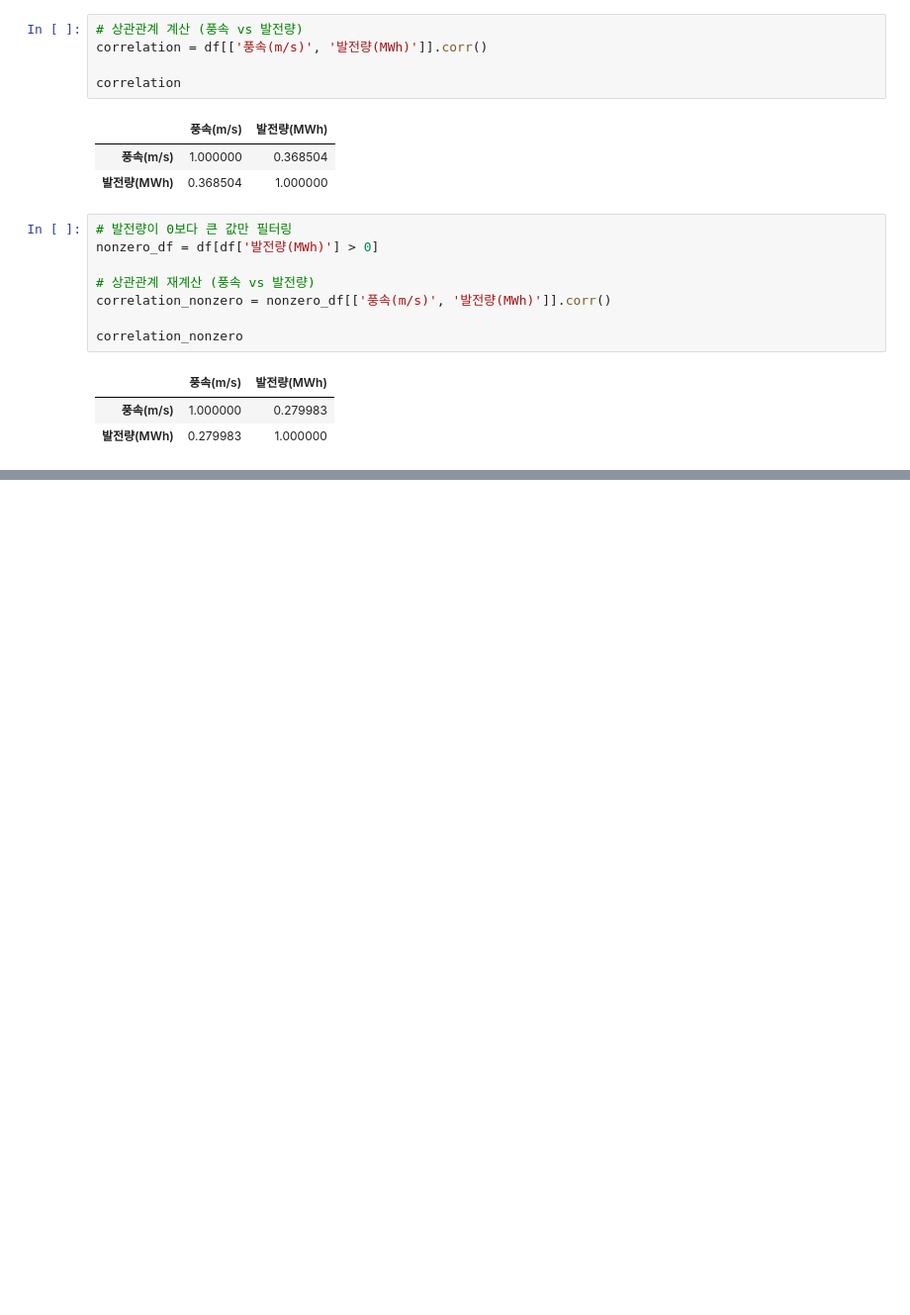
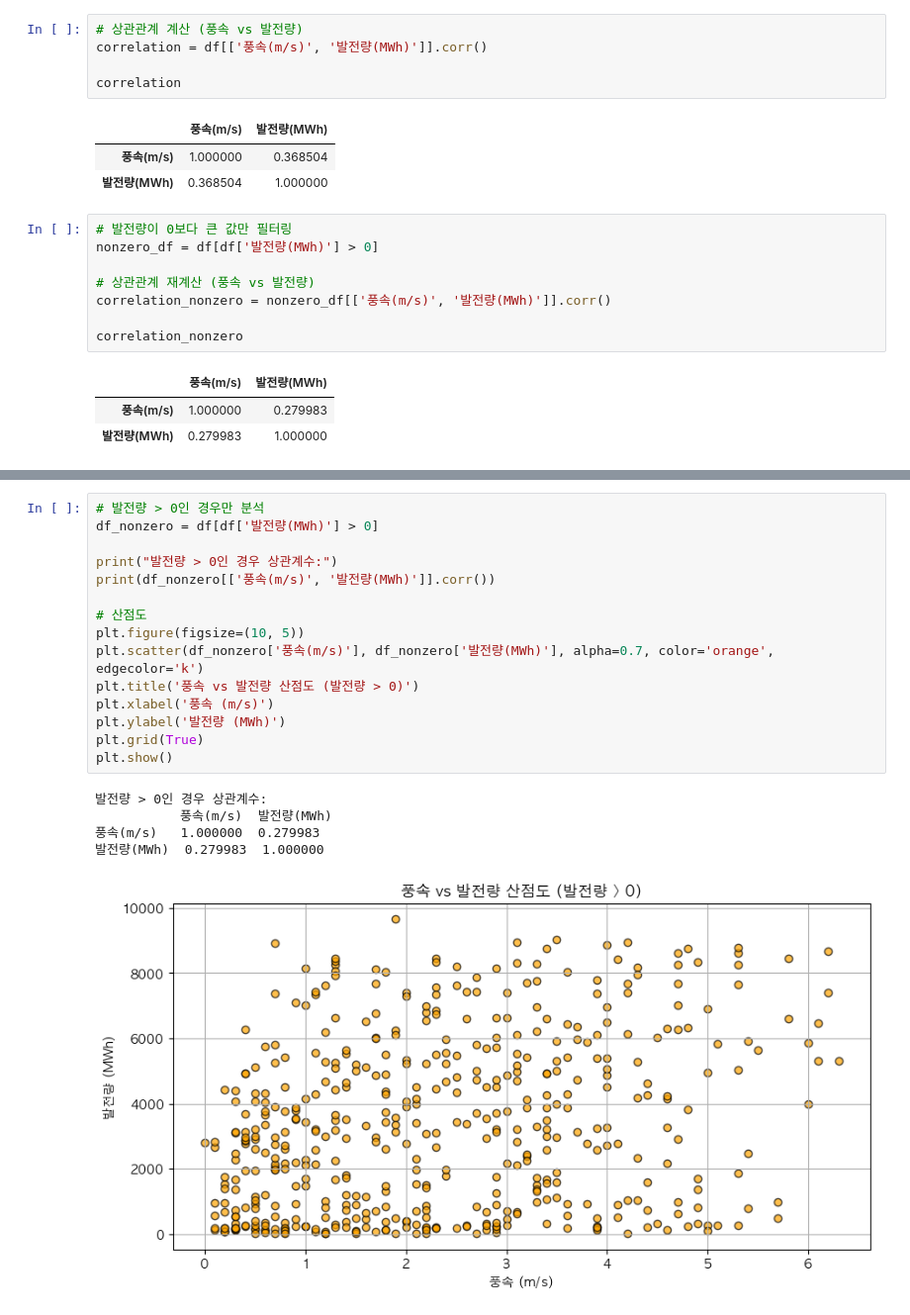
Before and after one commit to moool01/HIU_WIND, a Jupyter notebook: test.ipynb, the cells around one changed output, grey strips where cells are left out. Shown at 99% size. Drawn from its saved outputs; the diff is of its cells as text; blank space fills up the shorter version.

```diff
--- a/test.ipynb
+++ b/test.ipynb
@@ -71,0 +91,21 @@ correlation_nonzero
+# %%
+# 발전량 > 0인 경우만 분석
+df_nonzero = df[df['발전량(MWh)'] > 0]
+
+print("발전량 > 0인 경우 상관계수:")
+print(df_nonzero[['풍속(m/s)', '발전량(MWh)']].corr())
+
+# 산점도
+plt.figure(figsize=(10, 5))
+plt.scatter(df_nonzero['풍속(m/s)'], df_nonzero['발전량(MWh)'], alpha=0.7, color='orange', edgecolor='k')
+plt.title('풍속 vs 발전량 산점도 (발전량 > 0)')
+plt.xlabel('풍속 (m/s)')
+plt.ylabel('발전량 (MWh)')
+plt.grid(True)
+plt.show()
+# %% [output]
+발전량 > 0인 경우 상관계수:
+           풍속(m/s)  발전량(MWh)
+풍속(m/s)   1.000000  0.279983
+발전량(MWh)  0.279983  1.000000
+[figure, added]
```
Also changed, not shown: parts of 6 cells of this notebook.
